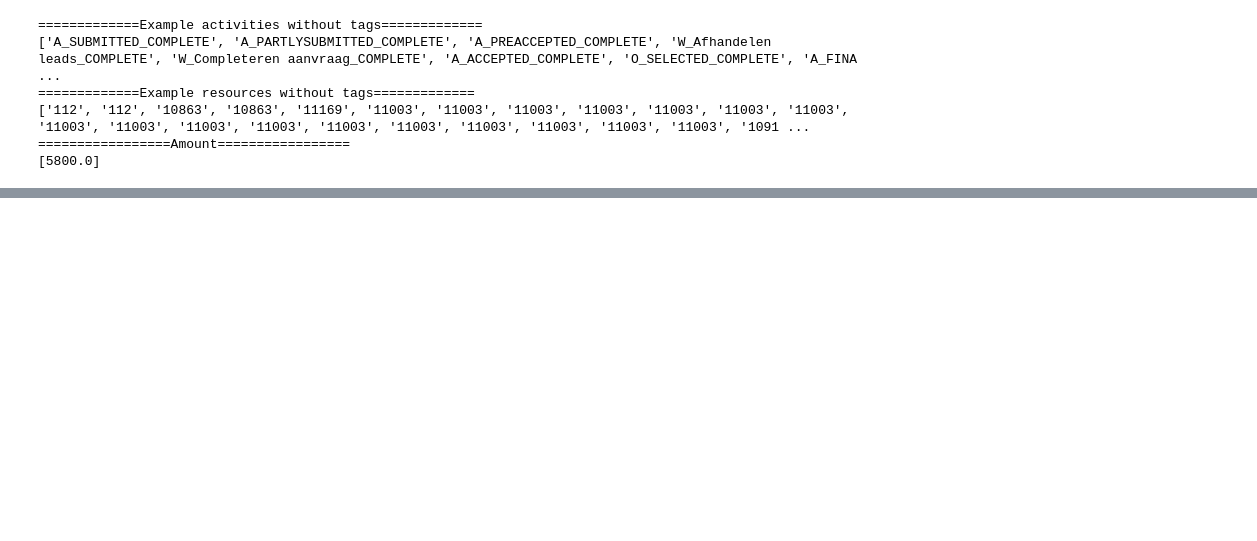
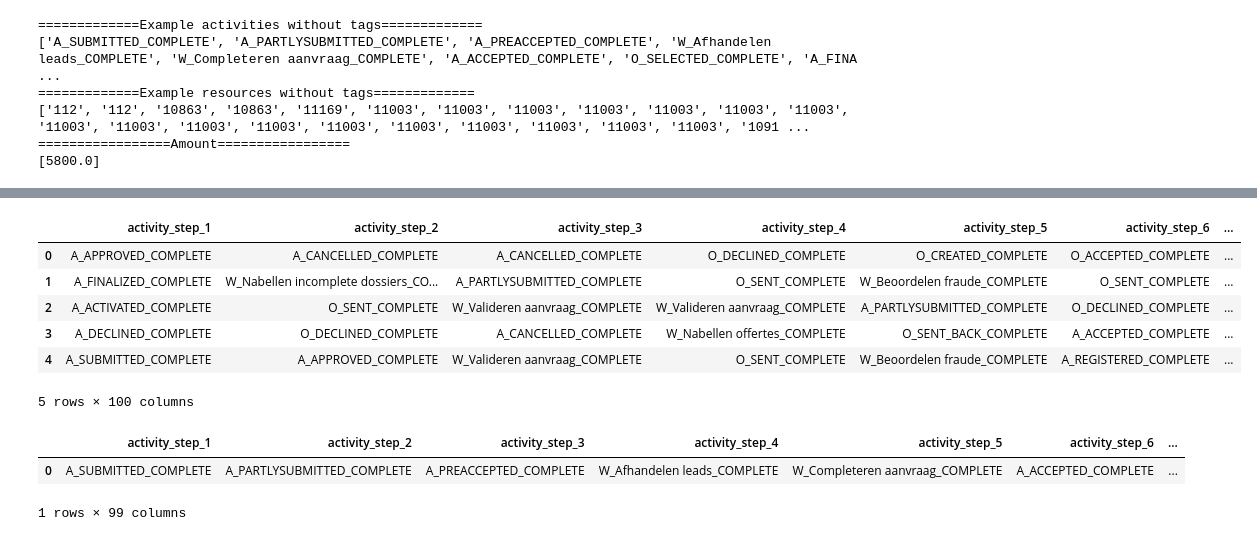
Before and after one commit to ChihchengHsieh/LINDA-BN-Eventlog-TF, a Jupyter notebook: dice_with_resources.ipynb, the cells around one changed output, grey strips where cells are left out. Cells and saved outputs as stored; diff of their text form; code cells hidden in the pictures; blank space fills up the shorter version.

```diff
--- a/dice_with_resources.ipynb
+++ b/dice_with_resources.ipynb
@@ -190,2 +159,7 @@ for k in resource_feature_names:
+# %%
+#### Determine feature name ####
+activity_feature_names = np.array(["activity_step_%d" % (i+1) for i in range(len(example_vocab_trace_without_tags))])
+
+resource_feature_names = np.array(["resource_step_%d" % (i+1) for i in range(len(example_vocab_trace_without_tags))])
 # %%
 ############ Setting up desired activity ############
@@ -197,0 +180,30 @@ all_features_and_range = {**activity_cat_vars_without_tag, **resources_cat_vars_
+# %%
+dont_need = ['<EOS>', '<SOS>', '<PAD>']
+possible_resources =  [ r for r in list(trainer.model.resources) if  not r in dont_need]
+possible_activities = [ a for a in list(trainer.model.vocab.vocabs) if  not a in dont_need]
+# %%
+possbile_amount = [min(trainer.dataset.df["amount"]), max(trainer.dataset.df["amount"])]
+# %%
+fake_dataset_size = 5000
+fake_df = pd.DataFrame([])
+### Create a fake dataset
+for i in range (example_trace_len):
+    # fake_df[activity_feature_names[i]] = np.random.choice(possible_activities[i], fake_dataset_size)
+    fake_df[activity_feature_names[i]] = np.random.choice(possible_activities, fake_dataset_size)
+
+for i in range (example_trace_len):
+    fake_df[resource_feature_names[i]] =np.random.choice(possible_resources, fake_dataset_size)
+
+fake_df['amount'] = np.random.uniform(possbile_amount[0], possbile_amount[1], (fake_dataset_size,))
+
+fake_df['predicted'] = np.random.choice([0, 1], fake_dataset_size)
+# %%
+fake_df.head(5)
+# %% [output]
+|  | activity_step_1 | activity_step_2 | activity_step_3 | activity_step_4 | activity_step_5 | activity_step_6 | ... |
+| 0 | A_APPROVED_COMPLETE | A_CANCELLED_COMPLETE | A_CANCELLED_COMPLETE | O_DECLINED_COMPLETE | O_CREATED_COMPLETE | O_ACCEPTED_COMPLETE | ... |
+| 1 | A_FINALIZED_COMPLETE | W_Nabellen incomplete dossiers_CO... | A_PARTLYSUBMITTED_COMPLETE | O_SENT_COMPLETE | W_Beoordelen fraude_COMPLETE | O_SENT_COMPLETE | ... |
+| 2 | A_ACTIVATED_COMPLETE | O_SENT_COMPLETE | W_Valideren aanvraag_COMPLETE | W_Valideren aanvraag_COMPLETE | A_PARTLYSUBMITTED_COMPLETE | O_DECLINED_COMPLETE | ... |
+| 3 | A_DECLINED_COMPLETE | O_DECLINED_COMPLETE | A_CANCELLED_COMPLETE | W_Nabellen offertes_COMPLETE | O_SENT_BACK_COMPLETE | A_ACCEPTED_COMPLETE | ... |
+| 4 | A_SUBMITTED_COMPLETE | A_APPROVED_COMPLETE | W_Valideren aanvraag_COMPLETE | O_SENT_COMPLETE | W_Beoordelen fraude_COMPLETE | A_REGISTERED_COMPLETE | ... |
+5 rows × 100 columns
@@ -206,4 +233,10 @@ feature_names = activity_feature_names.tolist() + resource_feature_names.tolist(
 # %%
 query_instance = [example_vocab_trace_without_tags + example_vocab_resource_without_tags + example_amount]
 example_df = pd.DataFrame(query_instance, columns= feature_names)
+# %%
+example_df
+# %% [output]
+|  | activity_step_1 | activity_step_2 | activity_step_3 | activity_step_4 | activity_step_5 | activity_step_6 | ... |
+| 0 | A_SUBMITTED_COMPLETE | A_PARTLYSUBMITTED_COMPLETE | A_PREACCEPTED_COMPLETE | W_Afhandelen leads_COMPLETE | W_Completeren aanvraag_COMPLETE | A_ACCEPTED_COMPLETE | ... |
+1 rows × 99 columns
 # %%
```
Also changed, not shown: parts of 27 cells of this notebook, 5 other files.
